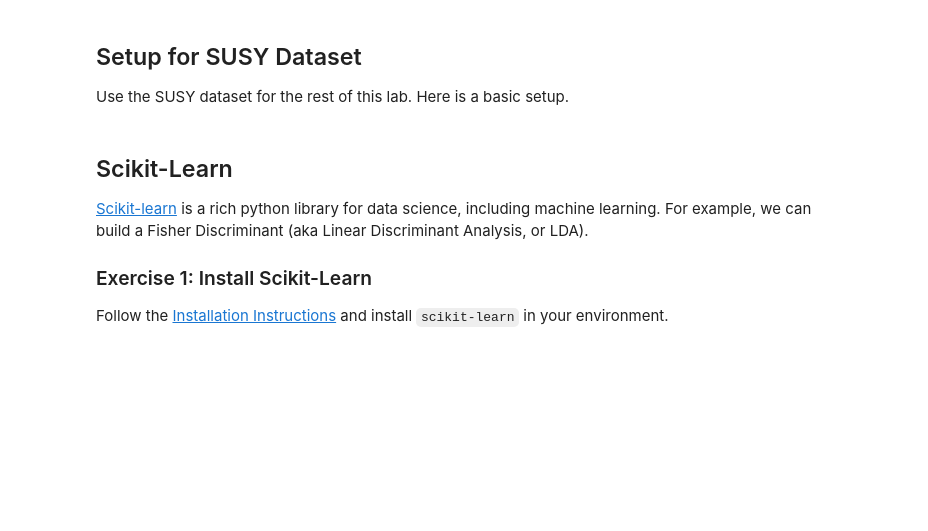
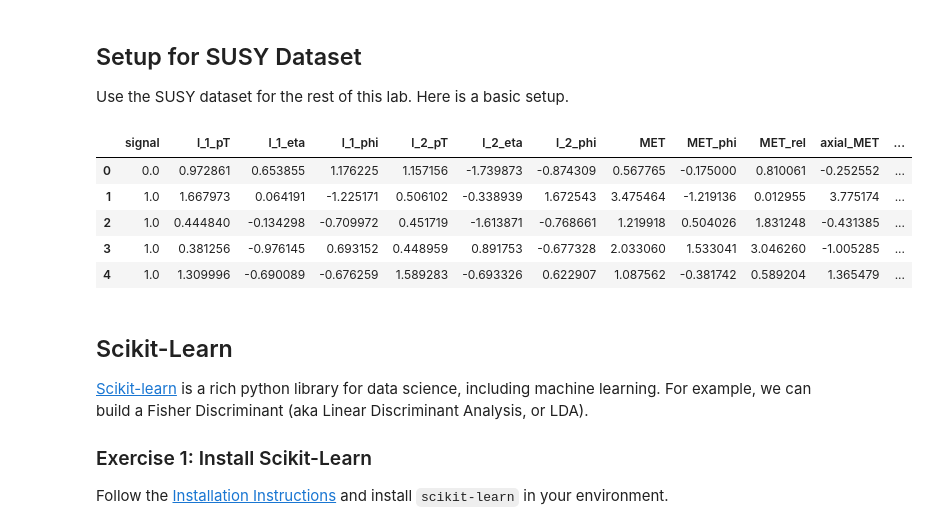
Before and after one commit to efazHossain/DATA-3402-efazh, a Jupyter notebook: Labs/Lab.6/Efaz_H_Lab-6.ipynb, the cells around one changed output. Cells and saved outputs as stored; diff of their text form; code cells hidden in the pictures; blank space fills up the shorter version.

```diff
--- a/Labs/Lab.6/Efaz_H_Lab-6.ipynb
+++ b/Labs/Lab.6/Efaz_H_Lab-6.ipynb
@@ -18,6 +18,15 @@ VarNames=["signal", "l_1_pT", "l_1_eta","l_1_phi", "l_2_pT", "l_2_eta",
           "l_2_phi", "MET", "MET_phi", "MET_rel", "axial_MET",
           "M_R", "M_TR_2", "R", "MT2", "S_R", "M_Delta_R", "dPhi_r_b", "cos_theta_r1"]
 df = pd.read_csv(filename, dtype='float64', names=VarNames)
+# %%
+df.head()
+# %% [output]
+|  | signal | l_1_pT | l_1_eta | l_1_phi | l_2_pT | l_2_eta | l_2_phi | MET | MET_phi | MET_rel | axial_MET | ... |
+| 0 | 0.0 | 0.972861 | 0.653855 | 1.176225 | 1.157156 | -1.739873 | -0.874309 | 0.567765 | -0.175000 | 0.810061 | -0.252552 | ... |
+| 1 | 1.0 | 1.667973 | 0.064191 | -1.225171 | 0.506102 | -0.338939 | 1.672543 | 3.475464 | -1.219136 | 0.012955 | 3.775174 | ... |
+| 2 | 1.0 | 0.444840 | -0.134298 | -0.709972 | 0.451719 | -1.613871 | -0.768661 | 1.219918 | 0.504026 | 1.831248 | -0.431385 | ... |
+| 3 | 1.0 | 0.381256 | -0.976145 | 0.693152 | 0.448959 | 0.891753 | -0.677328 | 2.033060 | 1.533041 | 3.046260 | -1.005285 | ... |
+| 4 | 1.0 | 1.309996 | -0.690089 | -0.676259 | 1.589283 | -0.693326 | 0.622907 | 1.087562 | -0.381742 | 0.589204 | 1.365479 | ... |
 # %% [markdown]
 ## Scikit-Learn
 
```
Also changed, not shown: parts of 7 cells of this notebook.
